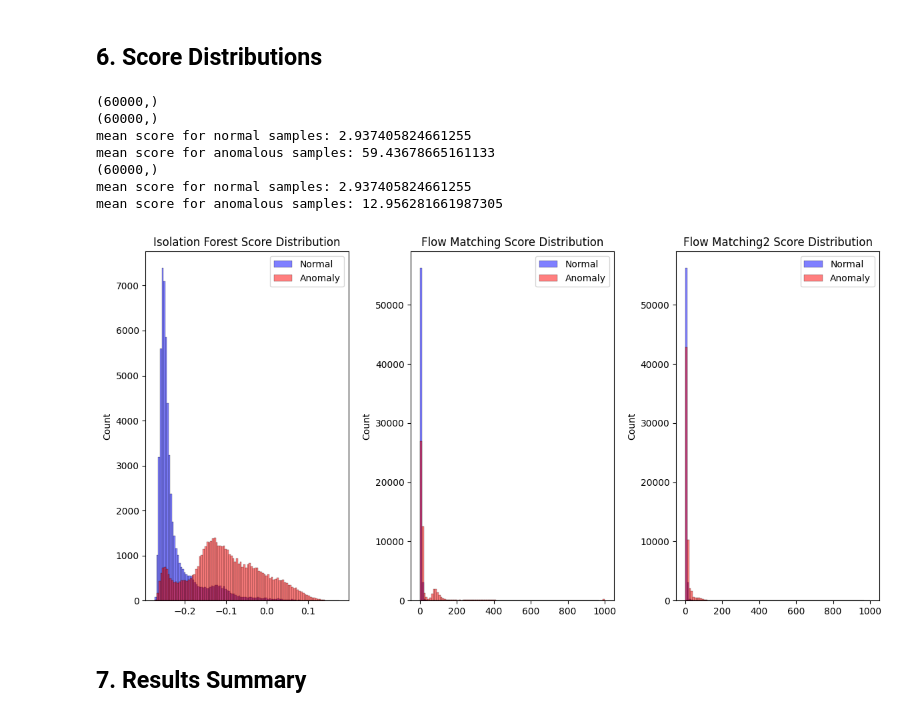
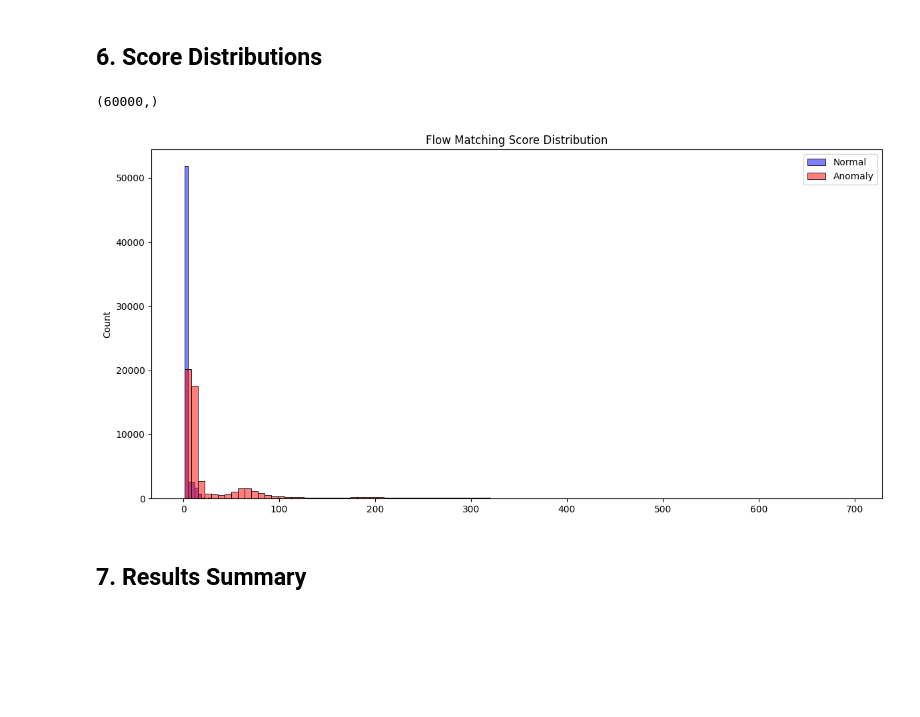
Before and after one commit to francesco-vaselli/fAD, a Jupyter notebook: experiments/challenge.ipynb, the cells around one changed output. Cells and saved outputs as stored; diff of their text form; code cells hidden in the pictures; blank space fills up the shorter version.

```diff
--- a/experiments/challenge.ipynb
+++ b/experiments/challenge.ipynb
@@ -274,0 +284,2 @@ Average Precision: 0.7703
+# %%
+wrapped_vf = MLP_wrapper(flow_matching.vf)
@@ -274,0 +357,18 @@ Average Precision: 0.7703
+# %%
+# create the right input for the HLS model: our input dataset + the time stamp fixed to 1
+X_test_hls = np.concatenate((X_test, np.ones((X_test.shape[0], 1))), axis=1)
+X_test_hls2 = np.concatenate((X_test2, np.ones((X_test2.shape[0], 1))), axis=1)
+# predict with the HLS model
+# predict anomaly scores
+# %%
+from hls4ml.model.profiling import numerical
+for name, model in hls_models.items():
+    if name=="ap_fixed<18, 10>":
+        print(f"Profiling model {name}")
+        # Profile the model
+        profile = numerical(model=wrapped_vf, hls_model=model, X=X_test_hls[:1000])
+        # Print the profiling report
+        print(profile)
+        # Save the profiling report to a file
+        with open(f"profiling_report_{name}.txt", "w") as f:
+            f.write(str(profile))
@@ -274,0 +396,21 @@ Average Precision: 0.7703
+# %%
+# compile all the models
+import torch
+hls_scores = {}
+for name, model in hls_models.items():
+    print(f"Compiling model {name}")
+    # compile the model
+    model.compile()
+    hls_scores[name] = torch.norm(torch.tensor(model.predict(X_test_hls)), dim=1).numpy()
+    hls_auc = roc_auc_score(dataset.test_labels, hls_scores[name])
+    hls_ap = average_precision_score(dataset.test_labels, hls_scores[name])
+    hls_accuracy = accuracy_score(dataset.test_labels, hls_scores[name] > 10)
+    print(f"Accuracy: {hls_accuracy:.4f}")
+    print(f"AUC-ROC: {hls_auc:.4f}")
+    print(f"Average Precision: {hls_ap:.4f}")
+    results[name] = {
+        "scores": hls_scores[name],
+        "auc": hls_auc,
+        "ap": hls_ap,
+        "time": 1,
+    }
@@ -410,42 +577,38 @@ plt.show()
 plt.figure(figsize=(12, 6))
 
 for i, (name, result) in enumerate(results.items(), 1):
-    plt.subplot(1, len(results), i)
+    if name != "Flow Matching":
+        continue
+    plt.subplot(1, 1, 1)
 
     # Separate scores for normal and anomaly classes
     if name == "Flow Matching2":
         # use the second dataset for this model
         normal_scores = result["scores"][dataset2.test_labels == 0]
         print(normal_scores.shape)
         anomaly_scores = result["scores"][dataset2.test_labels == 1]
     else:
         normal_scores = result["scores"][dataset.test_labels == 0]
         print(normal_scores.shape)
         anomaly_scores = result["scores"][dataset.test_labels == 1]
 
     if any(anomaly_scores > 1000):
         anomaly_scores[anomaly_scores > 1000] = 1000
         normal_scores[normal_scores > 1000] = 1000
         print(f"mean score for normal samples: {np.median(normal_scores)}")
         print(f"mean score for anomalous samples: {np.mean(anomaly_scores)}")
     # Plot histograms
     sns.histplot(normal_scores, color="blue", alpha=0.5, label="Normal", bins=100)
     sns.histplot(anomaly_scores, color="red", alpha=0.5, label="Anomaly", bins=100)
 
     plt.title(f"{name} Score Distribution")
     plt.legend()
 
 plt.tight_layout()
 plt.show()
 # %% [output]
 (60000,)
-(60000,)
-mean score for normal samples: 2.937405824661255
-mean score for anomalous samples: 59.43678665161133
-(60000,)
-mean score for normal samples: 2.937405824661255
-mean score for anomalous samples: 12.956281661987305
-[figure, old version]
+[figure, new version]
 # %% [markdown]
 ## 7. Results Summary
 # %%
```
Also changed, not shown: parts of 15 cells of this notebook.
